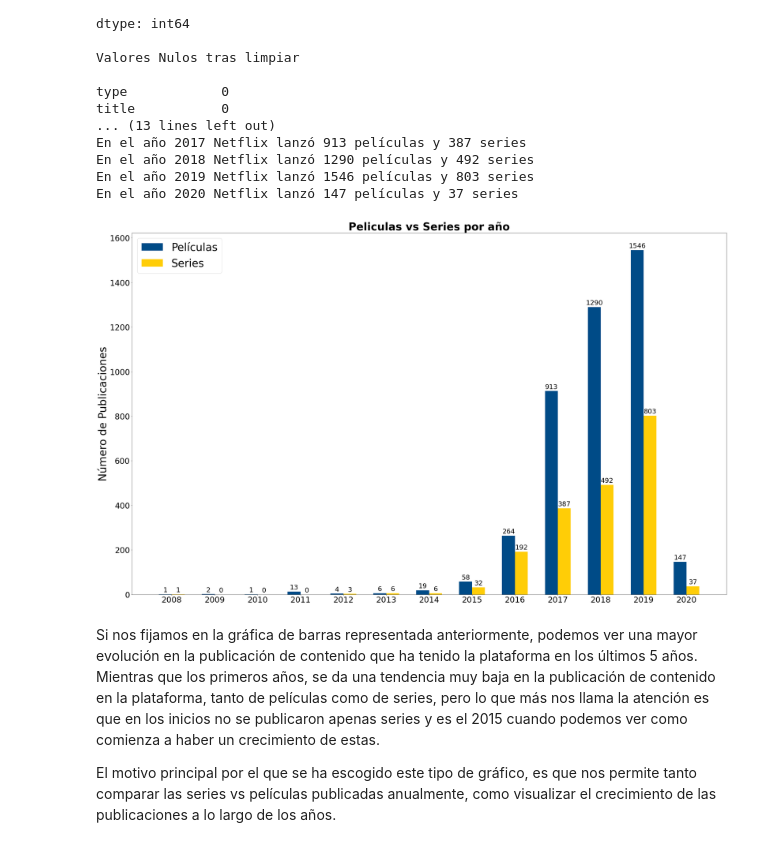
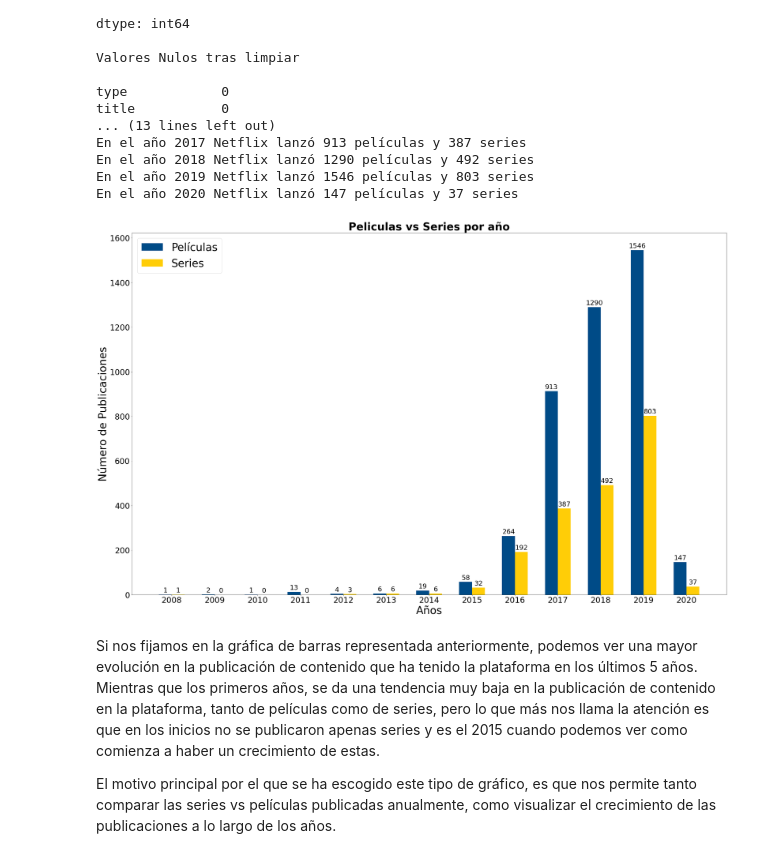
Before and after one commit to Jotivirix/Datamining_UFV, a Jupyter notebook: Lab1/entregable2/Lab1-Entregable2.ipynb, the cells around one changed output. Drawn from its saved outputs; the diff is of its cells as text; code cells hidden in the pictures.

```diff
--- a/Lab1/entregable2/Lab1-Entregable2.ipynb
+++ b/Lab1/entregable2/Lab1-Entregable2.ipynb
@@ -162,34 +162,35 @@ fig, ax = plt.subplots(figsize=(40,25))
 rects1 = ax.bar(x - width/2, pelis, width, color = '#004B87', label='Películas')
 rects2 = ax.bar(x + width/2, series, width, color = '#FFCD07', label='Series')
 
 # Add some text for labels, title and custom x-axis tick labels, etc.
 ax.set_ylabel('Número de Publicaciones',fontsize=40)
 ax.set_title('Peliculas vs Series por año',fontsize=40, fontweight='bold')
+ax.set_xlabel('Años',fontsize=40)
 ax.set_xticks(x)
 ax.set_xticklabels(labels, fontsize=30)
 ax.legend()
 
 def autolabel(rects):
     """Attach a text label above each bar in *rects*, displaying its height."""
     for rect in rects:
         height = rect.get_height()
         ax.annotate('{}'.format(height),
                     xy=(rect.get_x() + rect.get_width() / 2, height),
                     xytext=(0, 3),  # 3 points vertical offset
                     textcoords="offset points",
                     ha='center', va='bottom',fontsize=25)
 
 autolabel(rects1)
 autolabel(rects2)
 
 plt.legend(fontsize=40)
 plt.yticks(fontsize=30)
 
 plt.savefig('PelisvsSeriesYearly.png')
 
 plt.show()
 # %% [output]
-[figure, old version]
+[figure, new version]
 # %% [markdown]
 Si nos fijamos en la gráfica de barras representada anteriormente, podemos ver una mayor evolución en la publicación de contenido que ha tenido la plataforma en los últimos 5 años. Mientras que los primeros años, se da una tendencia muy baja en la publicación de contenido en la plataforma, tanto de películas como de series, pero lo que más nos llama la atención es que en los inicios no se publicaron apenas series y es el 2015 cuando podemos ver como comienza a haber un crecimiento de estas.
 
```
Also changed, not shown: parts of 9 cells of this notebook, 9 other files.
